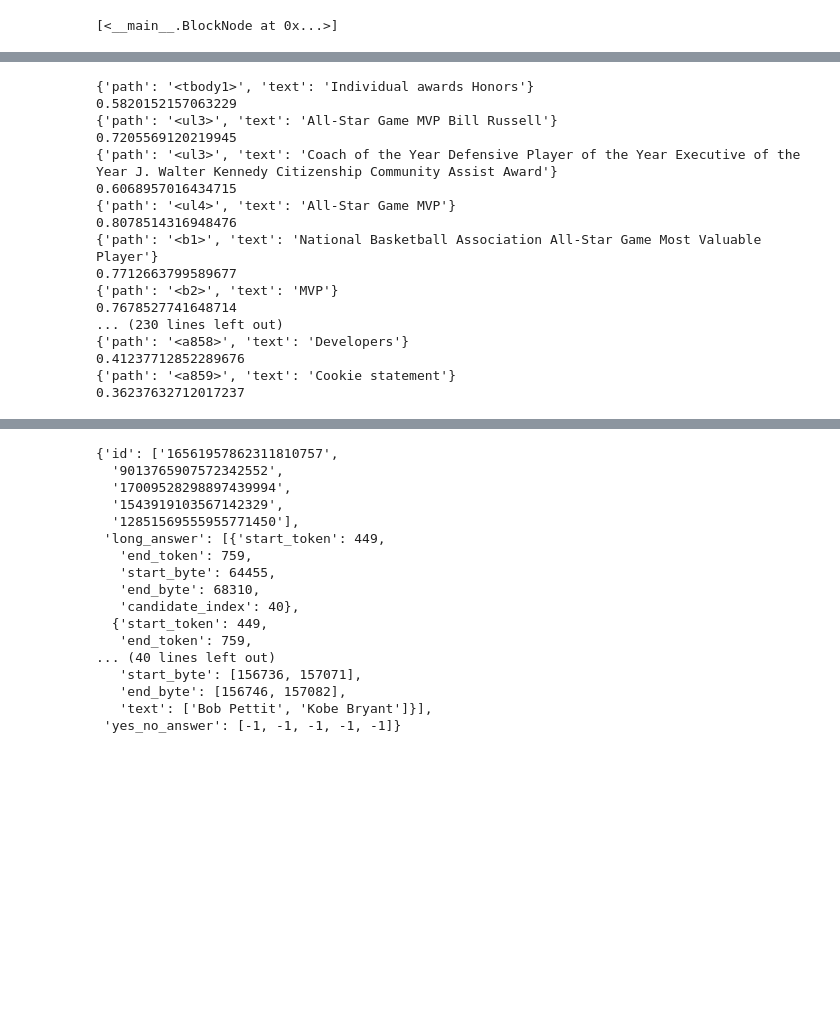
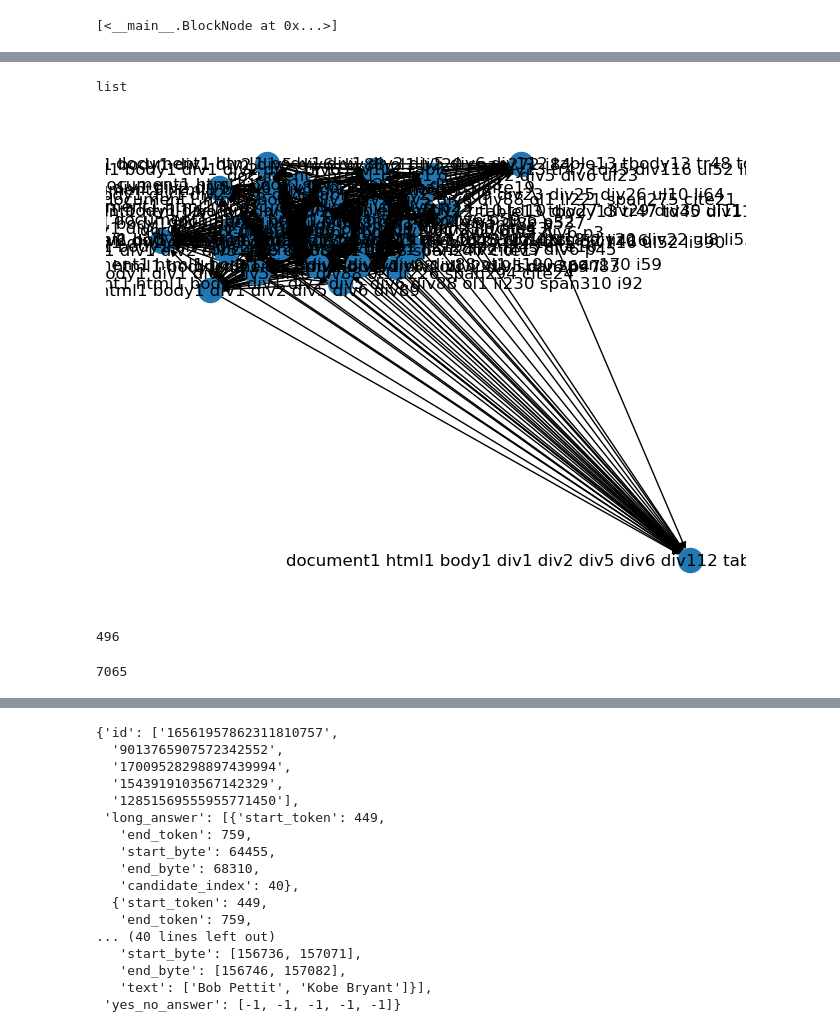
Before and after one commit to QuananhNguyen-04/graph_htmlrag, a Jupyter notebook: html.ipynb, the cells around one changed output, grey strips where cells are left out. Drawn from its saved outputs; the diff is of its cells as text; code cells hidden in the pictures; blank space fills up the shorter version.

```diff
--- a/html.ipynb
+++ b/html.ipynb
@@ -894,28 +741,14 @@ for path in final_path_list:
-# %%
-for path in final_path_list:
-    print(path)
-    if "text" in path.keys():
-        embd = fetch_embedding(path["text"])
-    else:
-        embd = fetch_embedding(path["path"])
-    if embd:
-        simi_score = similarity([embd[0]["embedding"]], [ques_embd])[0][0]
-        print(simi_score if simi_score > 0.1 else None)
-# %% [output]
-{'path': '<tbody1>', 'text': 'Individual awards Honors'}
-0.5820152157063229
-{'path': '<ul3>', 'text': 'All-Star Game MVP Bill Russell'}
-0.7205569120219945
-{'path': '<ul3>', 'text': 'Coach of the Year Defensive Player of the Year Executive of the Year J. Walter Kennedy Citizenship Community Assist Award'}
-0.6068957016434715
-{'path': '<ul4>', 'text': 'All-Star Game MVP'}
-0.8078514316948476
-{'path': '<b1>', 'text': 'National Basketball Association All-Star Game Most Valuable Player'}
-0.7712663799589677
-{'path': '<b2>', 'text': 'MVP'}
-0.7678527741648714
-... (230 lines left out)
-{'path': '<a858>', 'text': 'Developers'}
-0.41237712852289676
-{'path': '<a859>', 'text': 'Cookie statement'}
-0.36237632712017237
+# %%
+block_path = []
+def get_full_path(node: BlockNode):
+    if not node:
+        return
+    last_path = f"<{node.path[-1]}>"
+    # print(last_path)
+    for path in final_path_list:
+        if last_path == path["path"]:
+            full_path = node.path
+            block_path.append({"path": full_path, "text": path["text"]})
+
+    for child in node.children:
+        get_full_path(child)
@@ -921,0 +788,31 @@ for path in final_path_list:
+# %%
+embd_score = fetch_embedding([path["text"] for path in block_path])
+# %%
+type(embd_score[0]["embedding"])
+# %% [output]
+list
+# %%
+G = nx.DiGraph()
+
+for idx, path in enumerate(block_path):
+    G.add_node(" ".join(path["path"]), tag=path["path"][-1], content = path["text"], path=path["path"], embd = embd_score[idx]["embedding"])
+
+nodes = list(G.nodes(data="embd"))
+# print(nodes)
+for i in range(len(nodes)):
+    for j in range(i + 1, len(nodes)):
+        # nodes[i][1] = [float(x) for x in nodes[i][1]]
+        # nodes[j][1] = [float(x) for x in nodes[j][1]]
+        structure_rel_score = heuristic_function(nodes[i][0].split(), nodes[j][0].split())
+        simi_score = similarity([nodes[i][1]], [nodes[j][1]])[0][0]
+        G.add_edge(nodes[i][0], nodes[j][0], relationship="semantic", weight=simi_score * 0.5 + structure_rel_score * 0.5)
+
+
+
+nx.draw(G, with_labels=True)
+# %% [output]
+[figure, added]
+# %%
+len(G.edges)
+# %% [output]
+496
@@ -921,0 +944,5 @@ for path in final_path_list:
+# %%
+store_data = data_for_GPT.copy()
+len(store_data)
+# %% [output]
+7065
```
Also changed, not shown: parts of 40 cells of this notebook.
